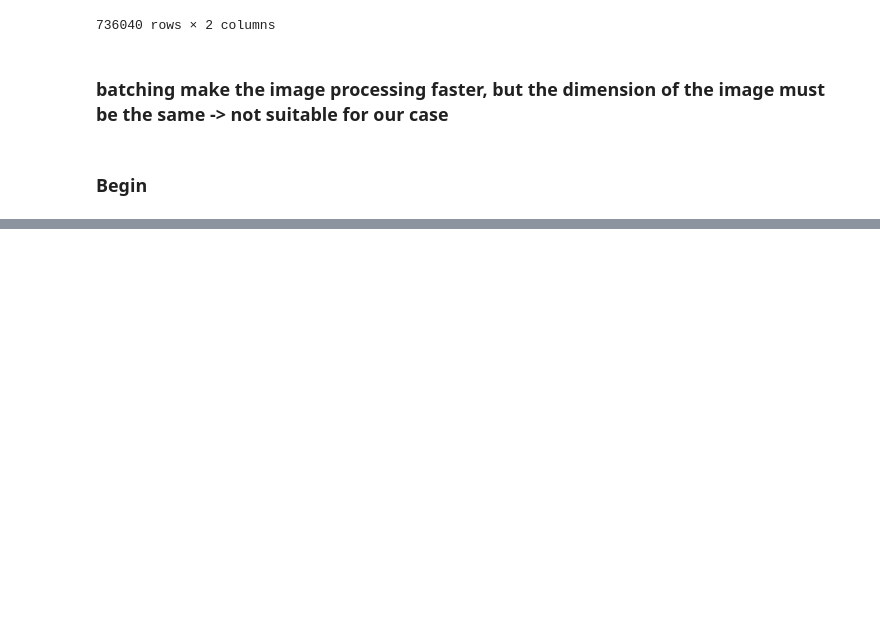
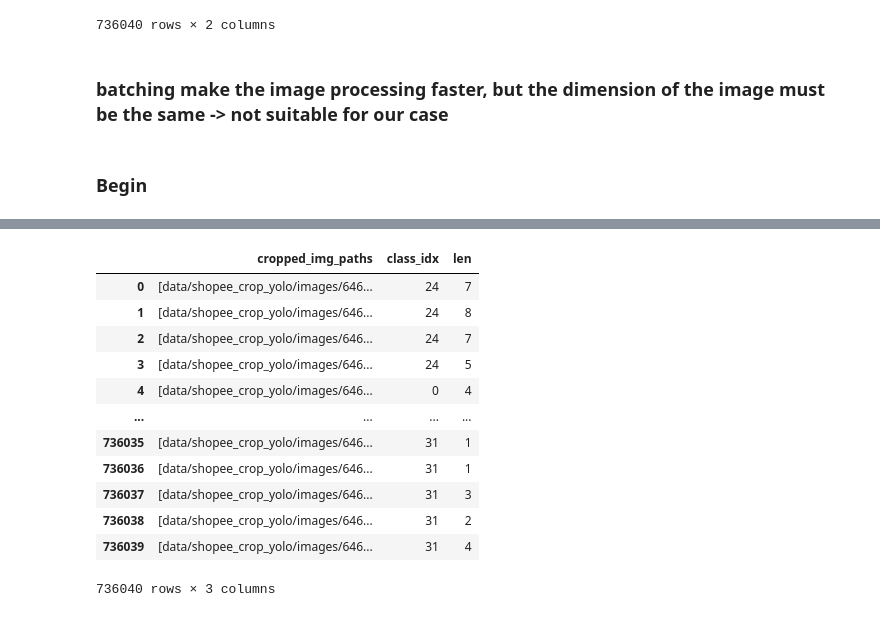
Before and after one commit to EFISS-Capstone-SU23/AI-model-query-service, a Jupyter notebook: trainer/notebooks/yolo/cropped_dataset.ipynb, the cells around one changed output, grey strips where cells are left out. Drawn from its saved outputs; the diff is of its cells as text; code cells hidden in the pictures; blank space fills up the shorter version.

```diff
--- a/trainer/notebooks/yolo/cropped_dataset.ipynb
+++ b/trainer/notebooks/yolo/cropped_dataset.ipynb
@@ -276,0 +310,3 @@ df.to_csv('data/shopee_crop_yolo/cropped_dataset.csv', index=False)
+# %%
+dh_df = df[['cropped_img_paths', 'class_idx']]
+dh_df
@@ -276,0 +327,4 @@ df.to_csv('data/shopee_crop_yolo/cropped_dataset.csv', index=False)
+# %%
+import ast
+dh_df.cropped_img_paths = dh_df.cropped_img_paths.apply(ast.literal_eval)
+dh_df
@@ -276,0 +437,18 @@ df.to_csv('data/shopee_crop_yolo/cropped_dataset.csv', index=False)
+# %%
+adh_df = dh_df.copy()
+adh_df['len'] = adh_df['cropped_img_paths'].apply(len)
+adh_df
+# %% [output]
+|  | cropped_img_paths | class_idx | len |
+| 0 | [data/shopee_crop_yolo/images/646... | 24 | 7 |
+| 1 | [data/shopee_crop_yolo/images/646... | 24 | 8 |
+| 2 | [data/shopee_crop_yolo/images/646... | 24 | 7 |
+| 3 | [data/shopee_crop_yolo/images/646... | 24 | 5 |
+| 4 | [data/shopee_crop_yolo/images/646... | 0 | 4 |
+| ... | ... | ... | ... |
+| 736035 | [data/shopee_crop_yolo/images/646... | 31 | 1 |
+| 736036 | [data/shopee_crop_yolo/images/646... | 31 | 1 |
+| 736037 | [data/shopee_crop_yolo/images/646... | 31 | 3 |
+| 736038 | [data/shopee_crop_yolo/images/646... | 31 | 2 |
+| 736039 | [data/shopee_crop_yolo/images/646... | 31 | 4 |
+736040 rows × 3 columns
```
Also changed, not shown: parts of 31 cells of this notebook.
